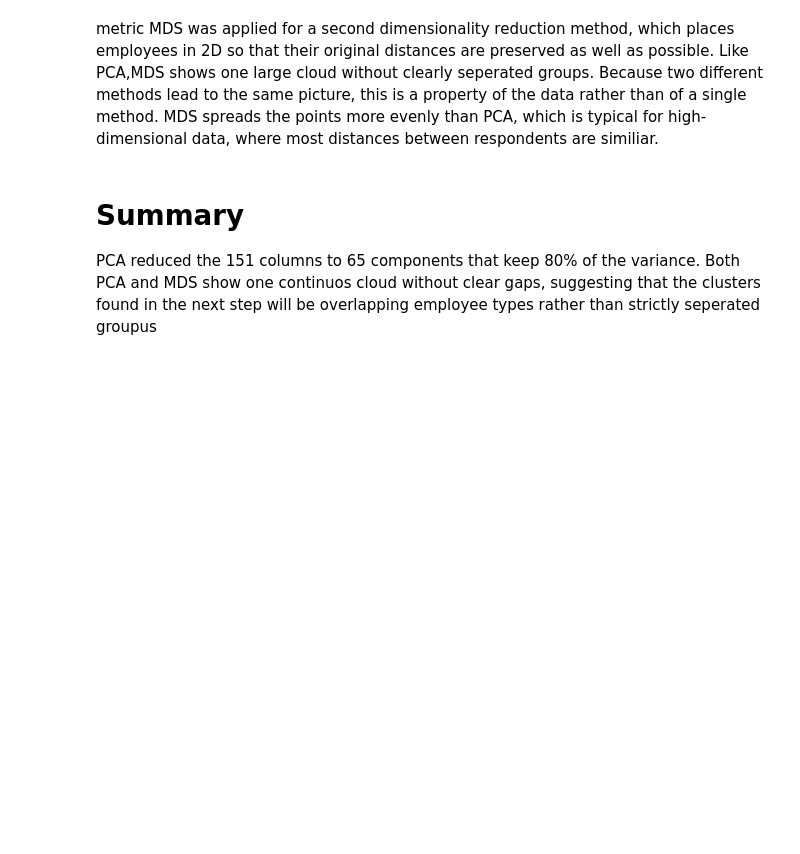
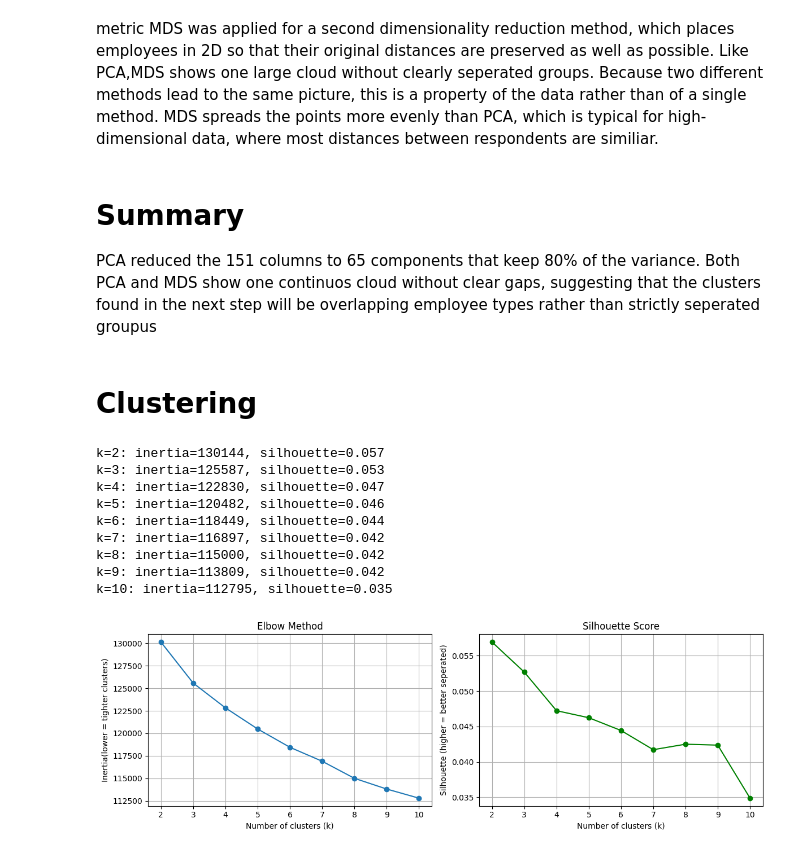
Before and after one commit to faisalhamza909-blip/mental-health-clustering-case-study-, a Jupyter notebook: mental_health_case_study.ipynb, the cells around one changed output. Saved outputs shown, nothing was run; the diff lists cells and outputs as text; code cells hidden in the pictures; blank space fills up the shorter version.

Commit message:
clustering

```diff
--- a/mental_health_case_study.ipynb
+++ b/mental_health_case_study.ipynb
@@ -765,3 +765,47 @@ metric MDS was applied for a second dimensionality reduction method, which place
 # %% [markdown]
 # Summary
 PCA reduced the 151 columns to 65 components that keep 80% of the variance. Both PCA and MDS show one continuos cloud without clear gaps, suggesting that the clusters found in the next step will be overlapping employee types rather than strictly seperated groupus
+# %% [markdown]
+# **Clustering**
+# %%
+from sklearn.cluster import KMeans
+from sklearn.metrics import silhouette_score
+
+inertias = []
+silhouettes = []
+k_values = range(2,11)
+
+for k in k_values:
+    kmeans = KMeans(n_clusters=k, random_state=42, n_init=10)
+    labels = kmeans.fit_predict(pca_data)
+    inertias.append(kmeans.inertia_)
+    silhouettes.append(silhouette_score(pca_data, labels))
+    print(f"k={k}: inertia={kmeans.inertia_:.0f}, silhouette={silhouettes[-1]:.3f}")
+
+fig, axes = plt.subplots(1, 2, figsize=(12,4))
+axes[0].plot(k_values, inertias, marker="o")
+axes[0].set_title("Elbow Method")
+axes[0].set_xlabel("Number of clusters (k)")
+axes[0].set_ylabel("Inertia(lower = tighter clusters)")
+axes[0].grid(True)
+
+axes[1].plot(k_values, silhouettes, marker="o",color ="green")
+axes[1].set_title("Silhouette Score")
+axes[1].set_xlabel("Number of clusters (k)")
+axes[1].set_ylabel("Silhouette (higher = better seperated)")
+axes[1].grid(True)
+
+plt.tight_layout()
+plt.savefig(f"{figures_folder}/elbow_silhouette.png", dpi=150, bbox_inches="tight")
+plt.show()
+# %% [output]
+k=2: inertia=130144, silhouette=0.057
+k=3: inertia=125587, silhouette=0.053
+k=4: inertia=122830, silhouette=0.047
+k=5: inertia=120482, silhouette=0.046
+k=6: inertia=118449, silhouette=0.044
+k=7: inertia=116897, silhouette=0.042
+k=8: inertia=115000, silhouette=0.042
+k=9: inertia=113809, silhouette=0.042
+k=10: inertia=112795, silhouette=0.035
+[figure, added]
```
Also changed, not shown: parts of 6 cells of this notebook.
